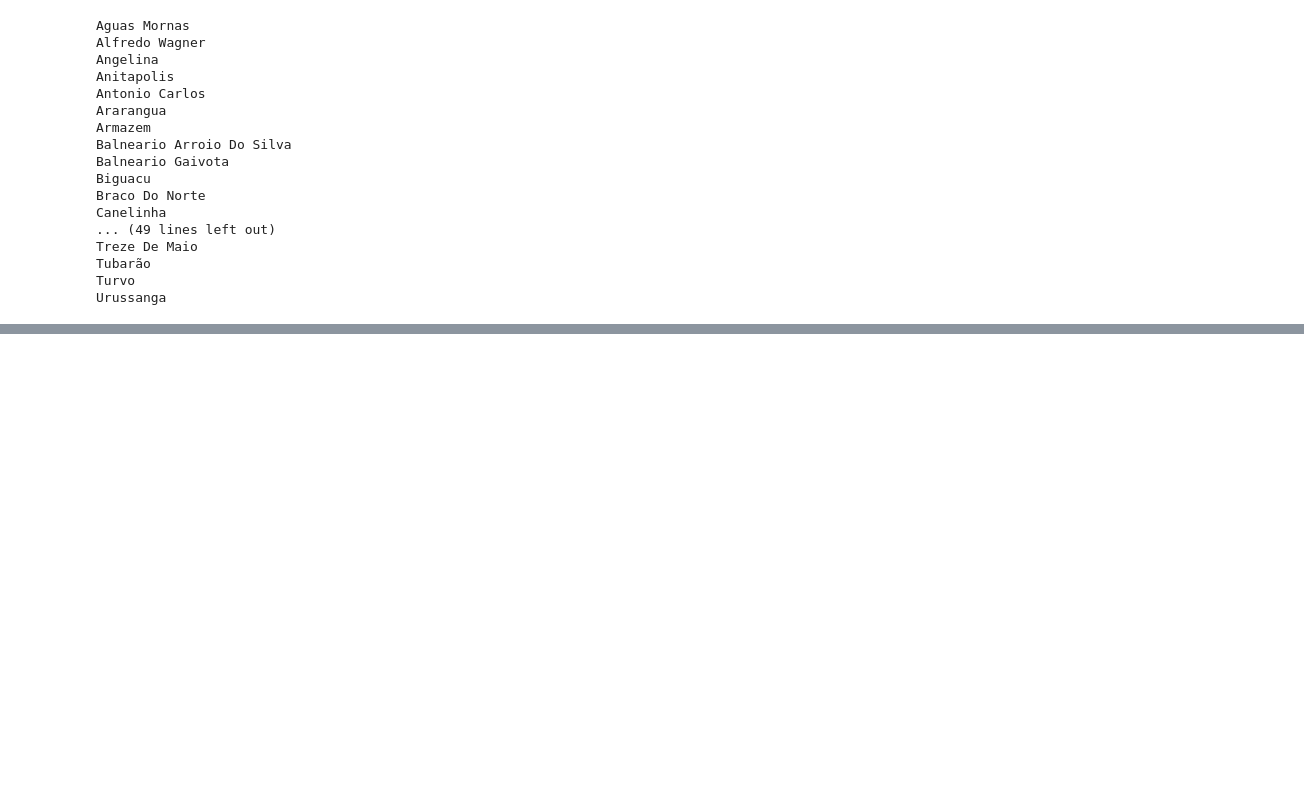
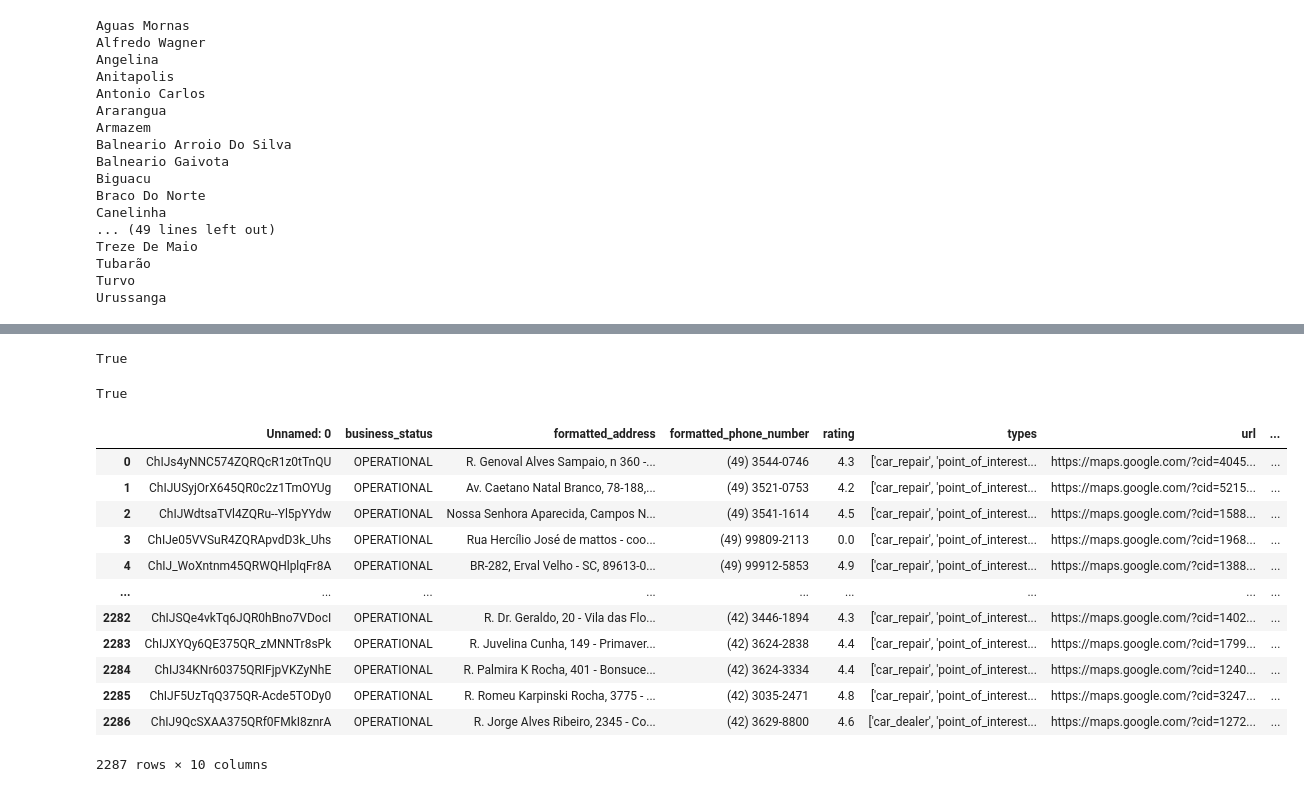
Before and after one commit to arturjacques/places, a Jupyter notebook: test.ipynb, the cells around one changed output, grey strips where cells are left out. Cells and saved outputs as stored; diff of their text form; code cells hidden in the pictures; blank space fills up the shorter version.

```diff
--- a/test.ipynb
+++ b/test.ipynb
@@ -124,0 +129,24 @@ lojas.rename({'name': 'nome', 'location':'coordenadas',
+# %%
+'ChIJs4yNNC574ZQRQcR1z0tTnQU' in maps.places.keys()
+# %% [output]
+True
+# %%
+'formatted_phone_number' not in maps.places['ChIJs4yNNC574ZQRQcR1z0tTnQU']
+# %% [output]
+True
+# %%
+pd.read_csv('places.csv')
+# %% [output]
+|  | Unnamed: 0 | business_status | formatted_address | formatted_phone_number | rating | types | url | ... |
+| 0 | ChIJs4yNNC574ZQRQcR1z0tTnQU | OPERATIONAL | R. Genoval Alves Sampaio, n 360 -... | (49) 3544-0746 | 4.3 | ['car_repair', 'point_of_interest... | https://maps.google.com/?cid=4045... | ... |
+| 1 | ChIJUSyjOrX645QR0c2z1TmOYUg | OPERATIONAL | Av. Caetano Natal Branco, 78-188,... | (49) 3521-0753 | 4.2 | ['car_repair', 'point_of_interest... | https://maps.google.com/?cid=5215... | ... |
+| 2 | ChIJWdtsaTVl4ZQRu--Yl5pYYdw | OPERATIONAL | Nossa Senhora Aparecida, Campos N... | (49) 3541-1614 | 4.5 | ['car_repair', 'point_of_interest... | https://maps.google.com/?cid=1588... | ... |
+| 3 | ChIJe05VVSuR4ZQRApvdD3k_Uhs | OPERATIONAL | Rua Hercílio José de mattos - coo... | (49) 99809-2113 | 0.0 | ['car_repair', 'point_of_interest... | https://maps.google.com/?cid=1968... | ... |
+| 4 | ChIJ_WoXntnm45QRWQHlplqFr8A | OPERATIONAL | BR-282, Erval Velho - SC, 89613-0... | (49) 99912-5853 | 4.9 | ['car_repair', 'point_of_interest... | https://maps.google.com/?cid=1388... | ... |
+| ... | ... | ... | ... | ... | ... | ... | ... | ... |
+| 2282 | ChIJSQe4vkTq6JQR0hBno7VDocI | OPERATIONAL | R. Dr. Geraldo, 20 - Vila das Flo... | (42) 3446-1894 | 4.3 | ['car_repair', 'point_of_interest... | https://maps.google.com/?cid=1402... | ... |
+| 2283 | ChIJXYQy6QE375QR_zMNNTr8sPk | OPERATIONAL | R. Juvelina Cunha, 149 - Primaver... | (42) 3624-2838 | 4.4 | ['car_repair', 'point_of_interest... | https://maps.google.com/?cid=1799... | ... |
+| 2284 | ChIJ34KNr60375QRIFjpVKZyNhE | OPERATIONAL | R. Palmira K Rocha, 401 - Bonsuce... | (42) 3624-3334 | 4.4 | ['car_repair', 'point_of_interest... | https://maps.google.com/?cid=1240... | ... |
+| 2285 | ChIJF5UzTqQ375QR-Acde5TODy0 | OPERATIONAL | R. Romeu Karpinski Rocha, 3775 - ... | (42) 3035-2471 | 4.8 | ['car_repair', 'point_of_interest... | https://maps.google.com/?cid=3247... | ... |
+| 2286 | ChIJ9QcSXAA375QRf0FMkI8znrA | OPERATIONAL | R. Jorge Alves Ribeiro, 2345 - Co... | (42) 3629-8800 | 4.6 | ['car_dealer', 'point_of_interest... | https://maps.google.com/?cid=1272... | ... |
+2287 rows × 10 columns
```
Also changed, not shown: parts of 17 cells of this notebook, 4 other files.
